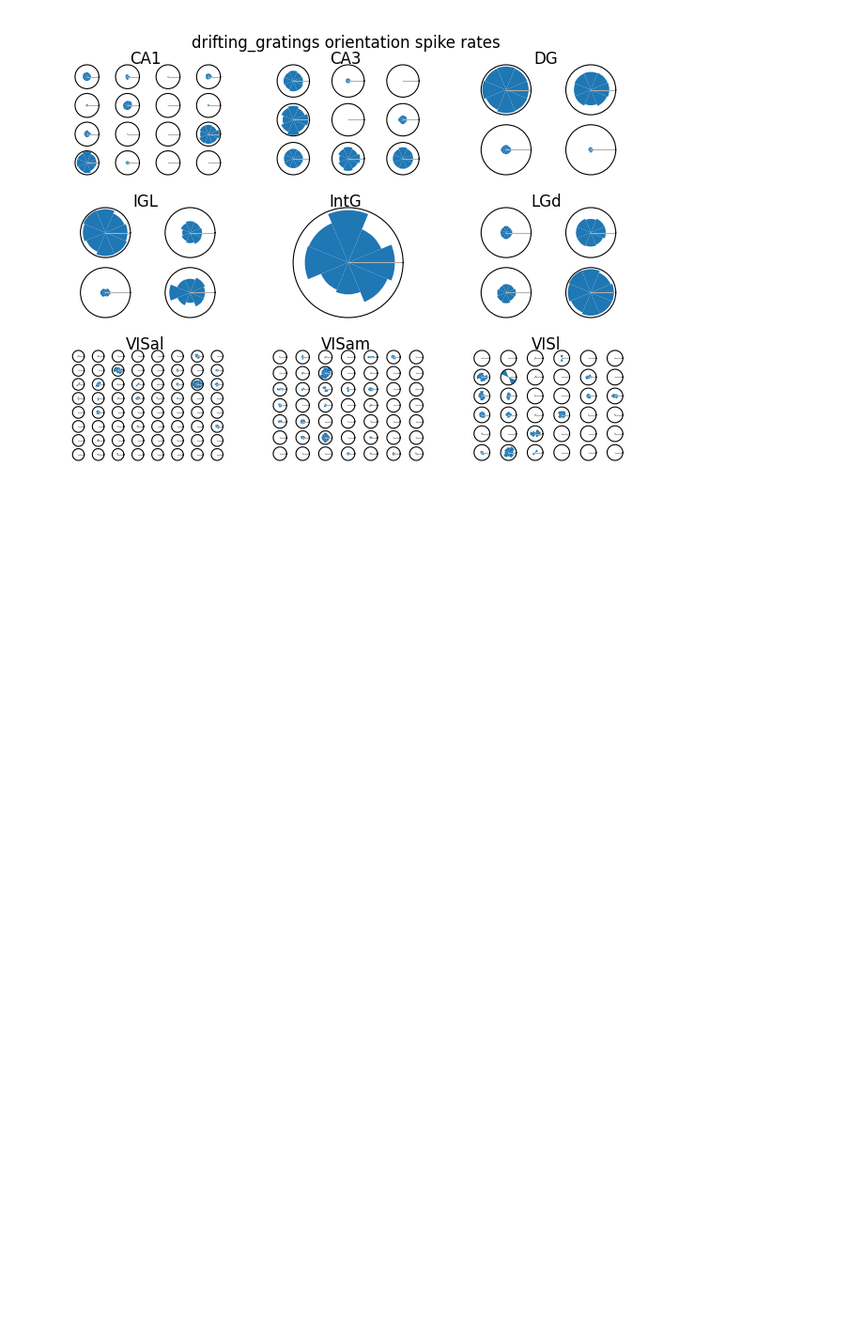
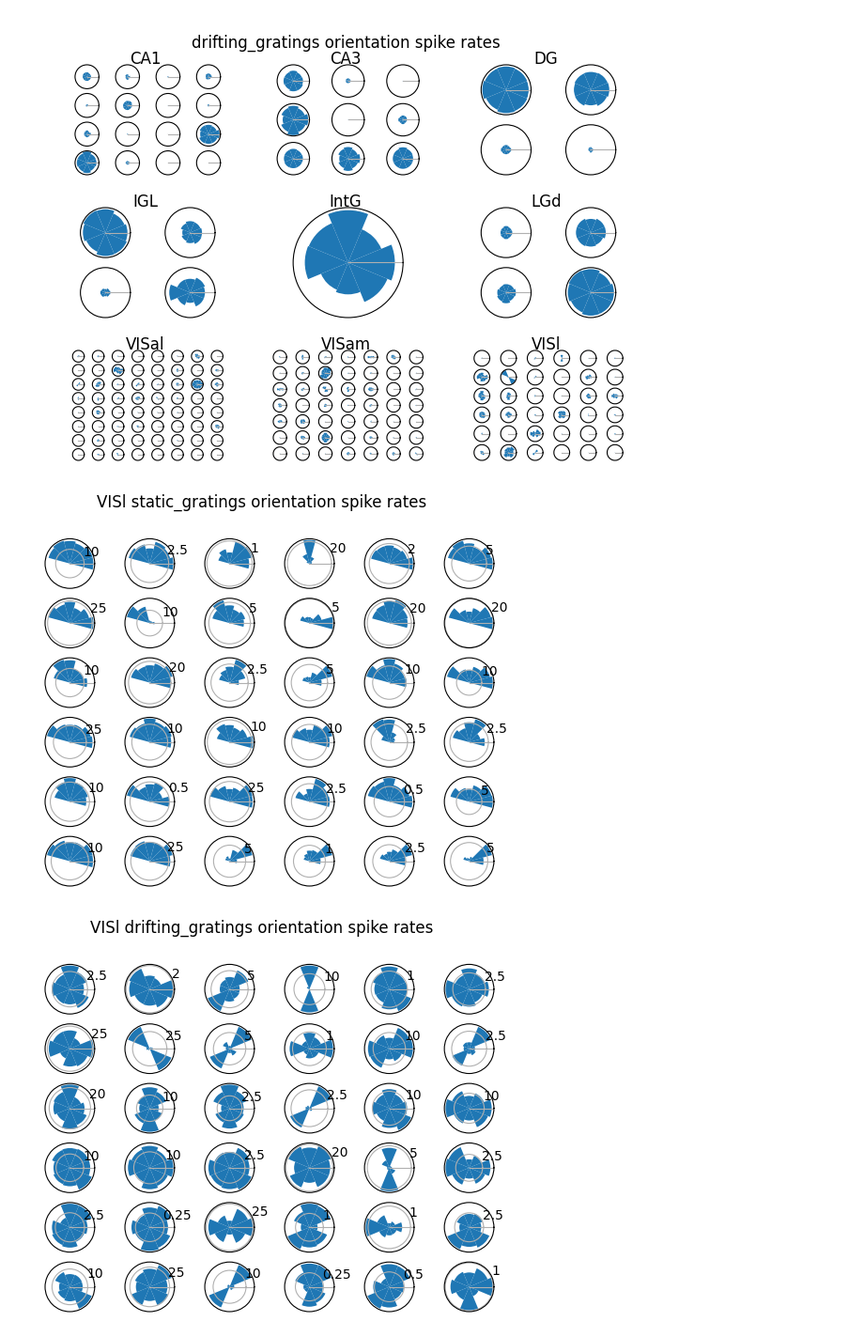
Before and after one commit to tebe-nigrelli/MMN-Group-Project, a Jupyter notebook: 01_EDA.ipynb, the cells around one changed output. Shown at 94% size. Drawn from its saved outputs; the diff is of its cells as text; code cells hidden in the pictures; blank space fills up the shorter version.

Commit message:
Add code for specifically polar plotting VISl

```diff
--- a/01_EDA.ipynb
+++ b/01_EDA.ipynb
@@ -361,3 +361,23 @@ for stimulus_name in ['static_gratings', 'drifting_gratings']:
 # %% [output]
 [figure]
 [figure]
+# %%
+for (stimulus_name, region_acronym) in itertools.product(
+  ['static_gratings', 'drifting_gratings'],
+  ['VISl']
+):
+    fig, region_subfigs, region_unit_axs = plot_polar_orientation_spike_rates(
+      stimulus_name=EQ(stimulus_name),
+      structure_acronym=EQ(region_acronym),
+      isi_violations=RANGE(None, 0.7),
+      subplots_kw = {'subplot_kw': {'projection': 'polar'}},
+    )
+    fig.suptitle(f'{region_acronym} {stimulus_name} orientation spike rates')
+    for (region, unit_id), ax in region_unit_axs.items():
+        ax.set_title('')
+        ax.set_xticks([0.0], labels=[''])
+    fig.show()
+    fig.savefig(IMAGE_DIR / f'{region_acronym}_{stimulus_name}_orientation_spike_rates.svg')
+# %% [output]
+[figure, added]
+[figure, added]
```
